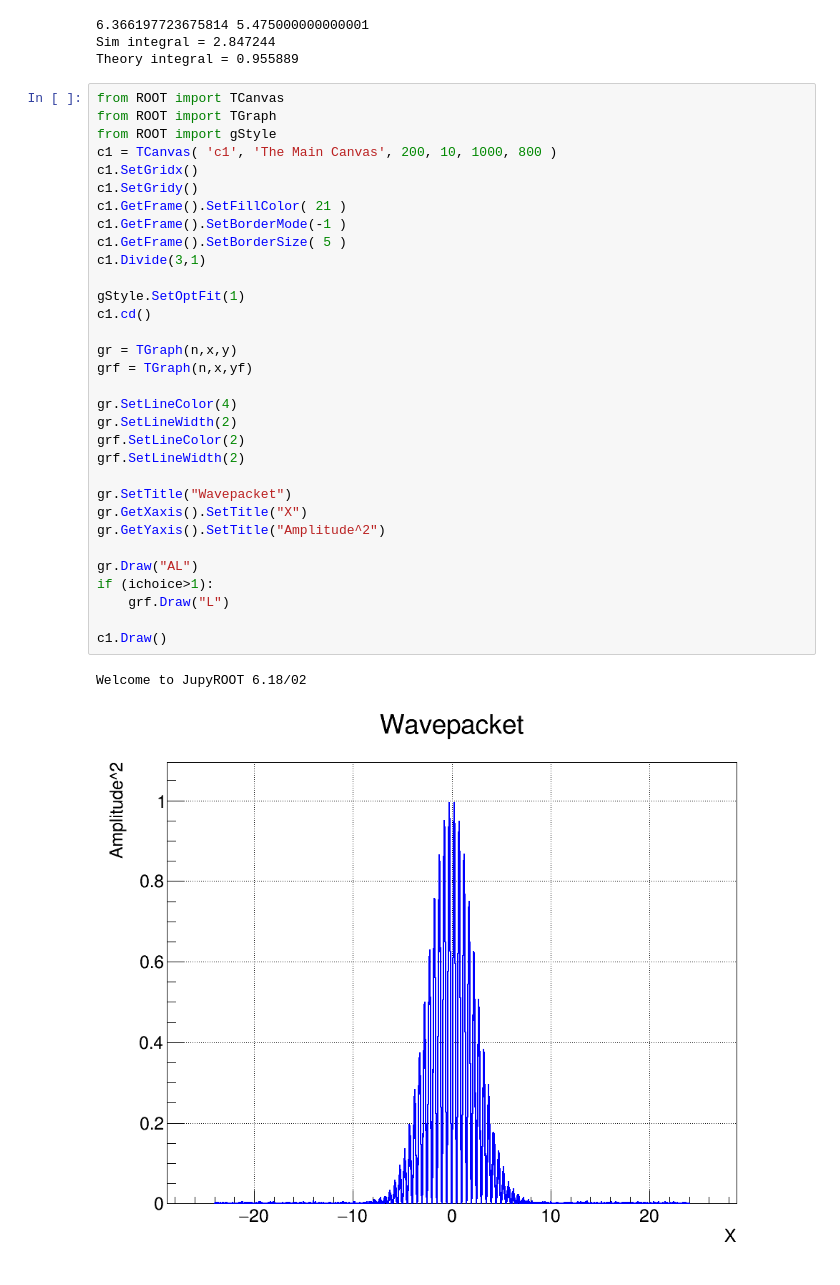
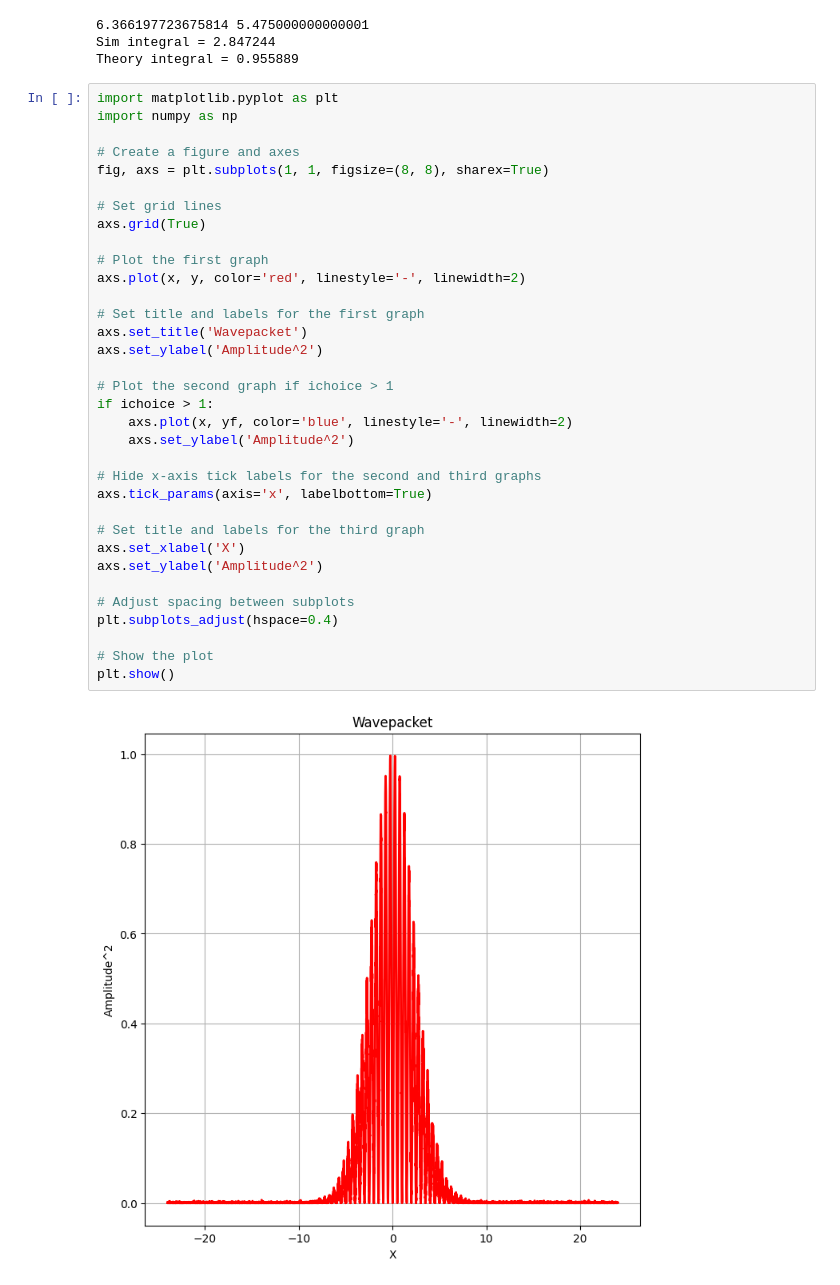
Before and after one commit to wutmeownow/phys441, a Jupyter notebook: JupyterNotebooks/Fitting/graph_wavepacket_random_gaussian.ipynb, the cells around one changed output. Cells and saved outputs as stored; diff of their text form.

```diff
--- a/JupyterNotebooks/Fitting/graph_wavepacket_random_gaussian.ipynb
+++ b/JupyterNotebooks/Fitting/graph_wavepacket_random_gaussian.ipynb
@@ -58,38 +58,39 @@ print ("Theory integral = %f" % theory_integral)
 6.366197723675814 5.475000000000001
 Sim integral = 2.847244
 Theory integral = 0.955889
-# %%
-from ROOT import TCanvas
-from ROOT import TGraph
-from ROOT import gStyle
-c1 = TCanvas( 'c1', 'The Main Canvas', 200, 10, 1000, 800 )
-c1.SetGridx()
-c1.SetGridy()
-c1.GetFrame().SetFillColor( 21 )
-c1.GetFrame().SetBorderMode(-1 )
-c1.GetFrame().SetBorderSize( 5 )
-c1.Divide(3,1)
-
-gStyle.SetOptFit(1)
-c1.cd()
-
-gr = TGraph(n,x,y)
-grf = TGraph(n,x,yf)
-
-gr.SetLineColor(4)
-gr.SetLineWidth(2)
-grf.SetLineColor(2)
-grf.SetLineWidth(2)
-
-gr.SetTitle("Wavepacket")
-gr.GetXaxis().SetTitle("X")
-gr.GetYaxis().SetTitle("Amplitude^2")
-
-gr.Draw("AL")
-if (ichoice>1):
-    grf.Draw("L")
-
-c1.Draw()
-# %% [output]
-Welcome to JupyROOT 6.18/02
-[figure, removed]
+# %%
+import matplotlib.pyplot as plt
+import numpy as np
+
+# Create a figure and axes
+fig, axs = plt.subplots(1, 1, figsize=(8, 8), sharex=True)
+
+# Set grid lines
+axs.grid(True)
+
+# Plot the first graph
+axs.plot(x, y, color='red', linestyle='-', linewidth=2)
+
+# Set title and labels for the first graph
+axs.set_title('Wavepacket')
+axs.set_ylabel('Amplitude^2')
+
+# Plot the second graph if ichoice > 1
+if ichoice > 1:
+    axs.plot(x, yf, color='blue', linestyle='-', linewidth=2)
+    axs.set_ylabel('Amplitude^2')
+
+# Hide x-axis tick labels for the second and third graphs
+axs.tick_params(axis='x', labelbottom=True)
+
+# Set title and labels for the third graph
+axs.set_xlabel('X')
+axs.set_ylabel('Amplitude^2')
+
+# Adjust spacing between subplots
+plt.subplots_adjust(hspace=0.4)
+
+# Show the plot
+plt.show()
+# %% [output]
+[figure, added]
```
Also changed, not shown: 2 other files.
